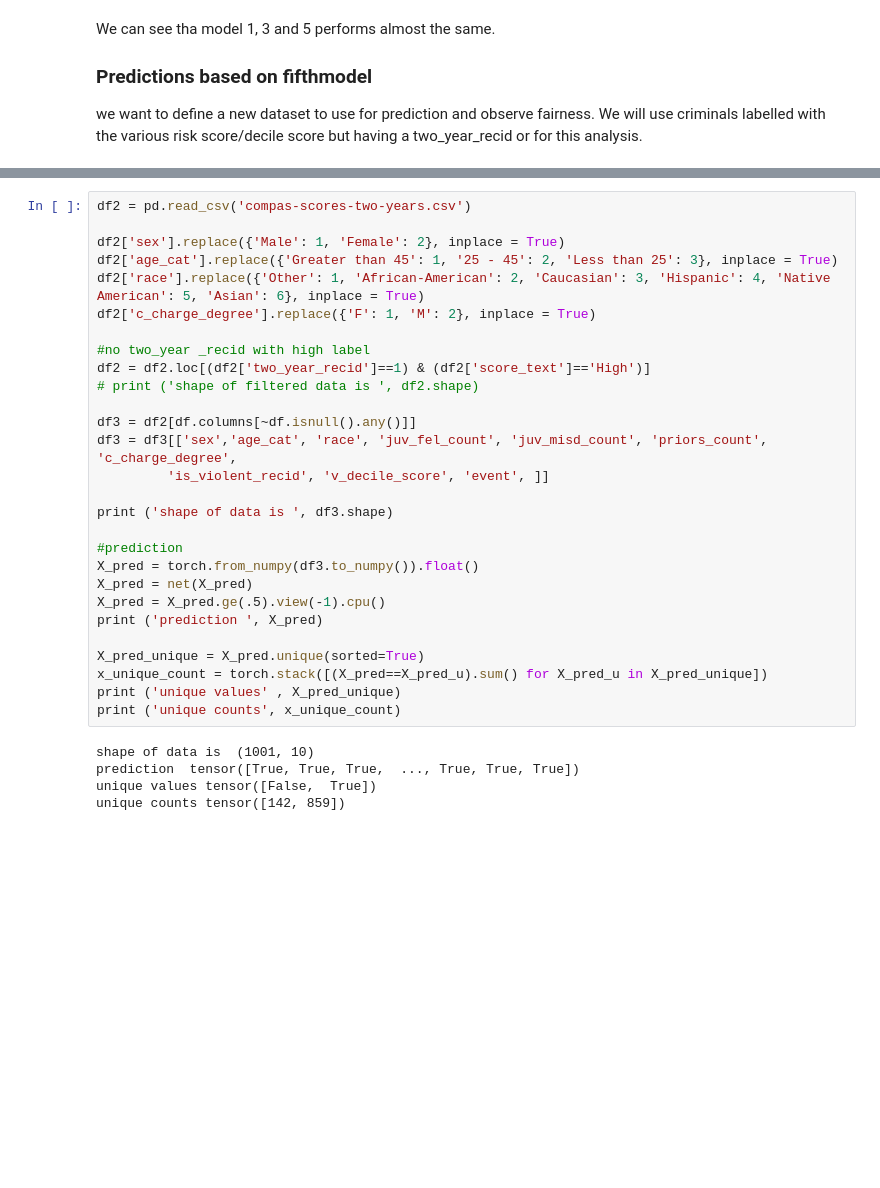
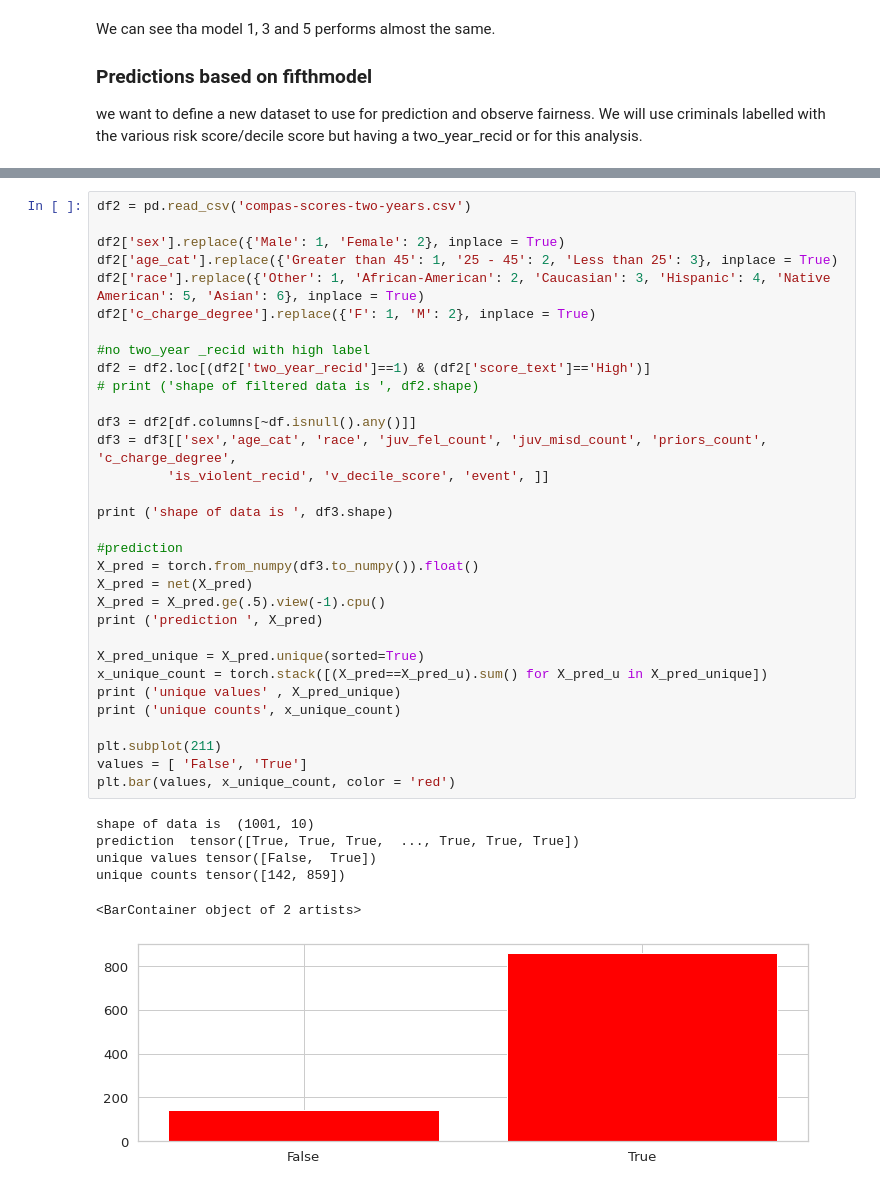
Before and after one commit to irmanfaqrizal/datascience, a Jupyter notebook: secondpart.ipynb, the cells around one changed output, grey strips where cells are left out. Drawn from its saved outputs; the diff is of its cells as text; blank space fills up the shorter version.

```diff
--- a/secondpart.ipynb
+++ b/secondpart.ipynb
@@ -692,33 +695,39 @@ df2 = pd.read_csv('compas-scores-two-years.csv')
 df2['sex'].replace({'Male': 1, 'Female': 2}, inplace = True)
 df2['age_cat'].replace({'Greater than 45': 1, '25 - 45': 2, 'Less than 25': 3}, inplace = True)
 df2['race'].replace({'Other': 1, 'African-American': 2, 'Caucasian': 3, 'Hispanic': 4, 'Native American': 5, 'Asian': 6}, inplace = True)
 df2['c_charge_degree'].replace({'F': 1, 'M': 2}, inplace = True)
 
 #no two_year _recid with high label
 df2 = df2.loc[(df2['two_year_recid']==1) & (df2['score_text']=='High')]
 # print ('shape of filtered data is ', df2.shape)
 
 df3 = df2[df.columns[~df.isnull().any()]]
 df3 = df3[['sex','age_cat', 'race', 'juv_fel_count', 'juv_misd_count', 'priors_count', 'c_charge_degree',
          'is_violent_recid', 'v_decile_score', 'event', ]]
 
 print ('shape of data is ', df3.shape)
 
 #prediction
 X_pred = torch.from_numpy(df3.to_numpy()).float()
 X_pred = net(X_pred)
 X_pred = X_pred.ge(.5).view(-1).cpu()
 print ('prediction ', X_pred)
 
 X_pred_unique = X_pred.unique(sorted=True)
 x_unique_count = torch.stack([(X_pred==X_pred_u).sum() for X_pred_u in X_pred_unique])
 print ('unique values' , X_pred_unique)
 print ('unique counts', x_unique_count)
+
+plt.subplot(211)
+values = [ 'False', 'True']
+plt.bar(values, x_unique_count, color = 'red')
 # %% [output]
 shape of data is  (1001, 10)
 prediction  tensor([True, True, True,  ..., True, True, True])
 unique values tensor([False,  True])
 unique counts tensor([142, 859])
+<BarContainer object of 2 artists>
+[figure, added]
 # %%
 df2 = pd.read_csv('compas-scores-two-years.csv')
 
```
Also changed, not shown: parts of 6 cells of this notebook.
